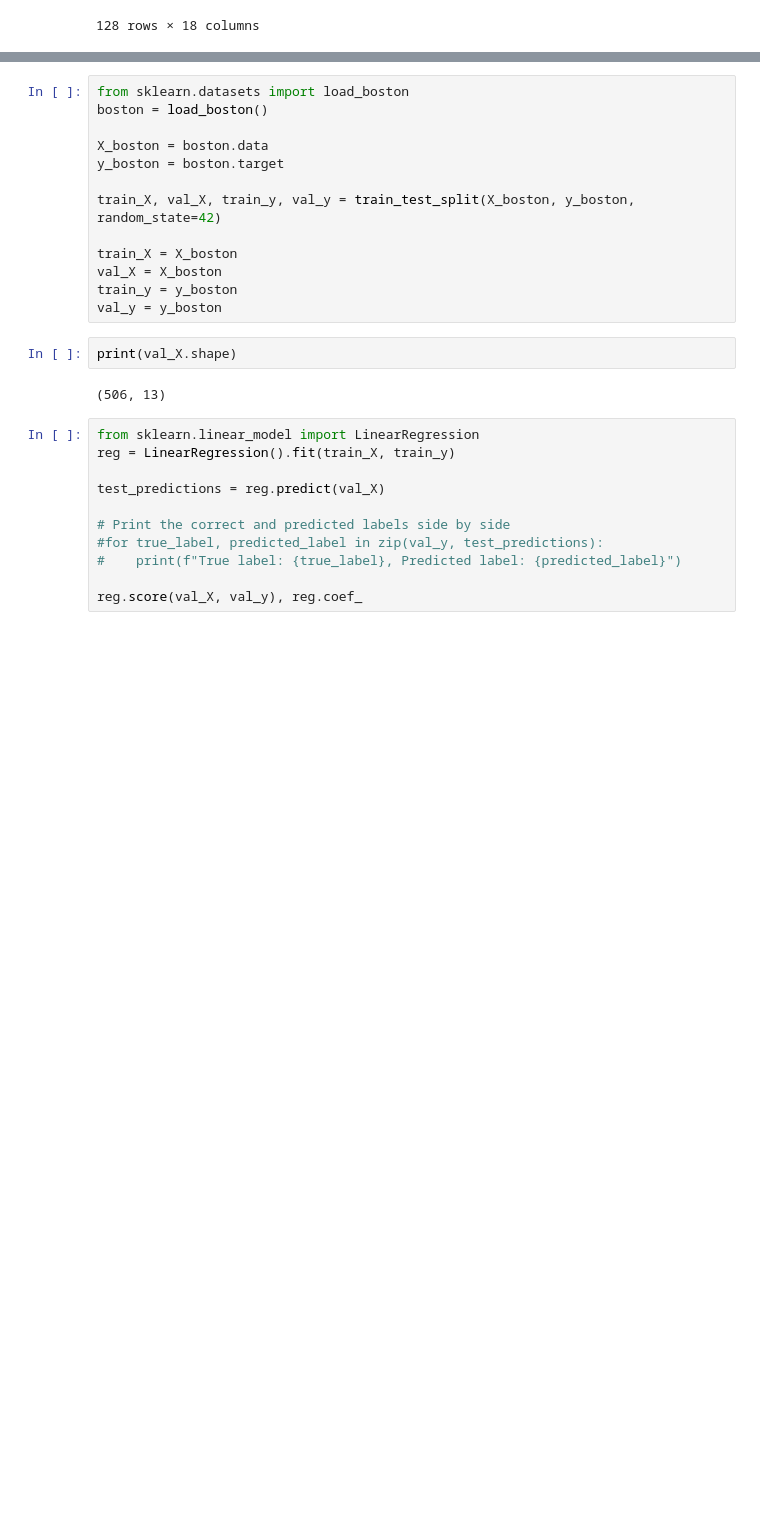
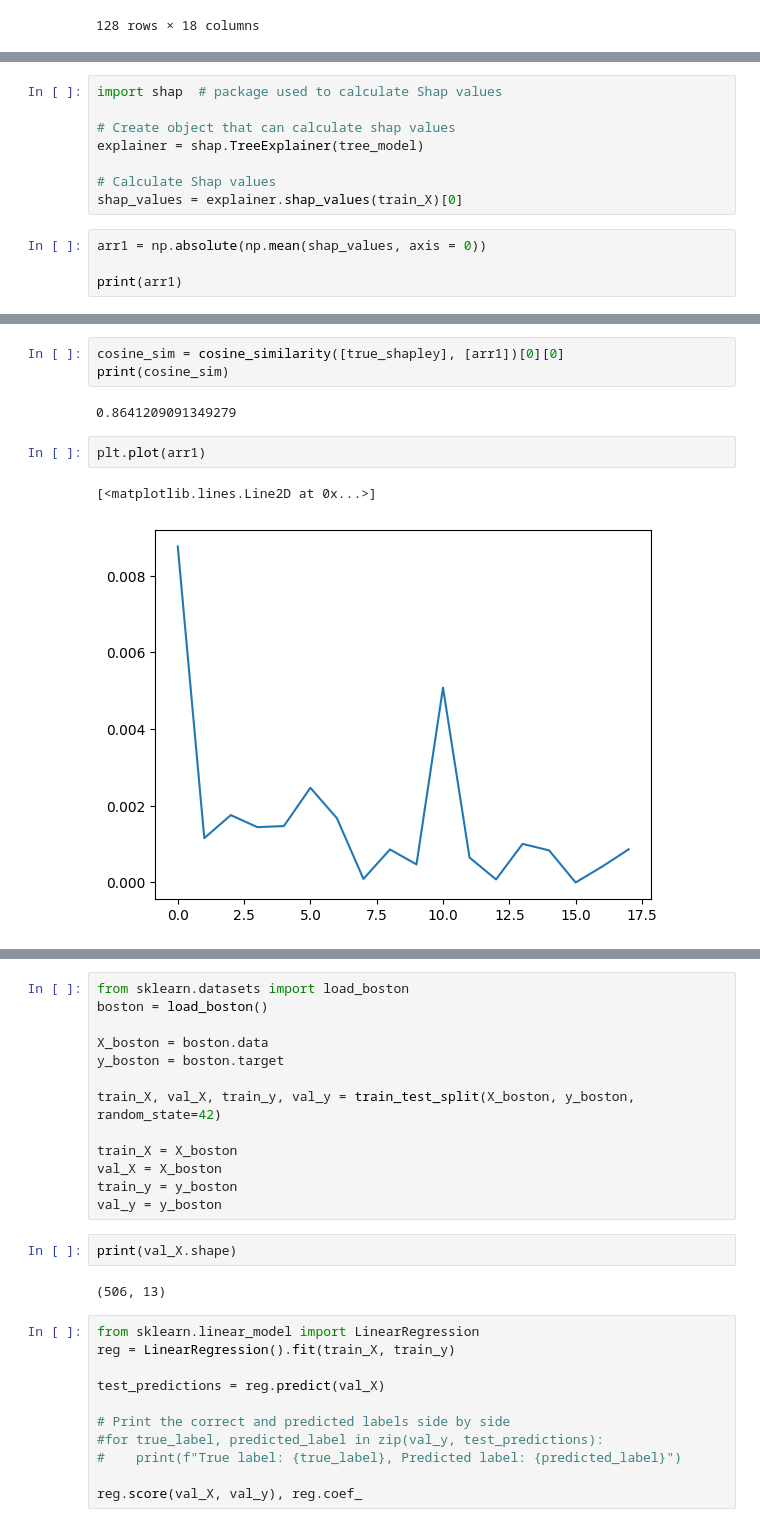
Before and after one commit to maximedidasca/hierarchical_shapley_approx, a Jupyter notebook: algo.ipynb, the cells around one changed output, grey strips where cells are left out. Drawn from its saved outputs; the diff is of its cells as text; blank space fills up the shorter version.

```diff
--- a/algo.ipynb
+++ b/algo.ipynb
@@ -190,0 +273,12 @@ warnings.filterwarnings("ignore", category=ConvergenceWarning)
+# %%
+import shap  # package used to calculate Shap values
+
+# Create object that can calculate shap values
+explainer = shap.TreeExplainer(tree_model)
+
+# Calculate Shap values
+shap_values = explainer.shap_values(train_X)[0]
+# %%
+arr1 = np.absolute(np.mean(shap_values, axis = 0))
+
+print(arr1)
@@ -190,0 +349,10 @@ warnings.filterwarnings("ignore", category=ConvergenceWarning)
+# %%
+cosine_sim = cosine_similarity([true_shapley], [arr1])[0][0]
+print(cosine_sim)
+# %% [output]
+0.8641209091349279
+# %%
+plt.plot(arr1)
+# %% [output]
+[<matplotlib.lines.Line2D at 0x...>]
+[figure, added]
```
Also changed, not shown: parts of 43 cells of this notebook, 4 other files.
